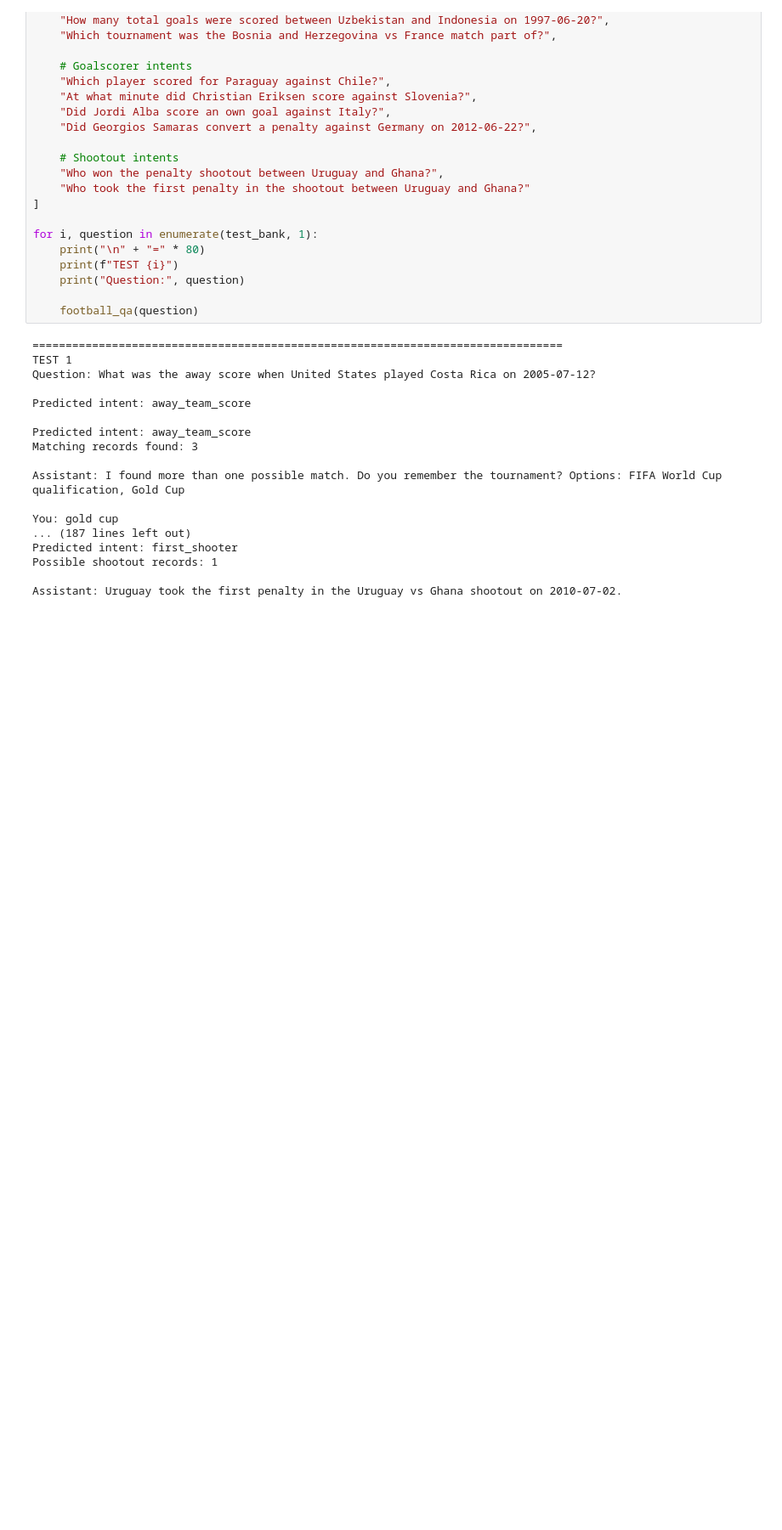
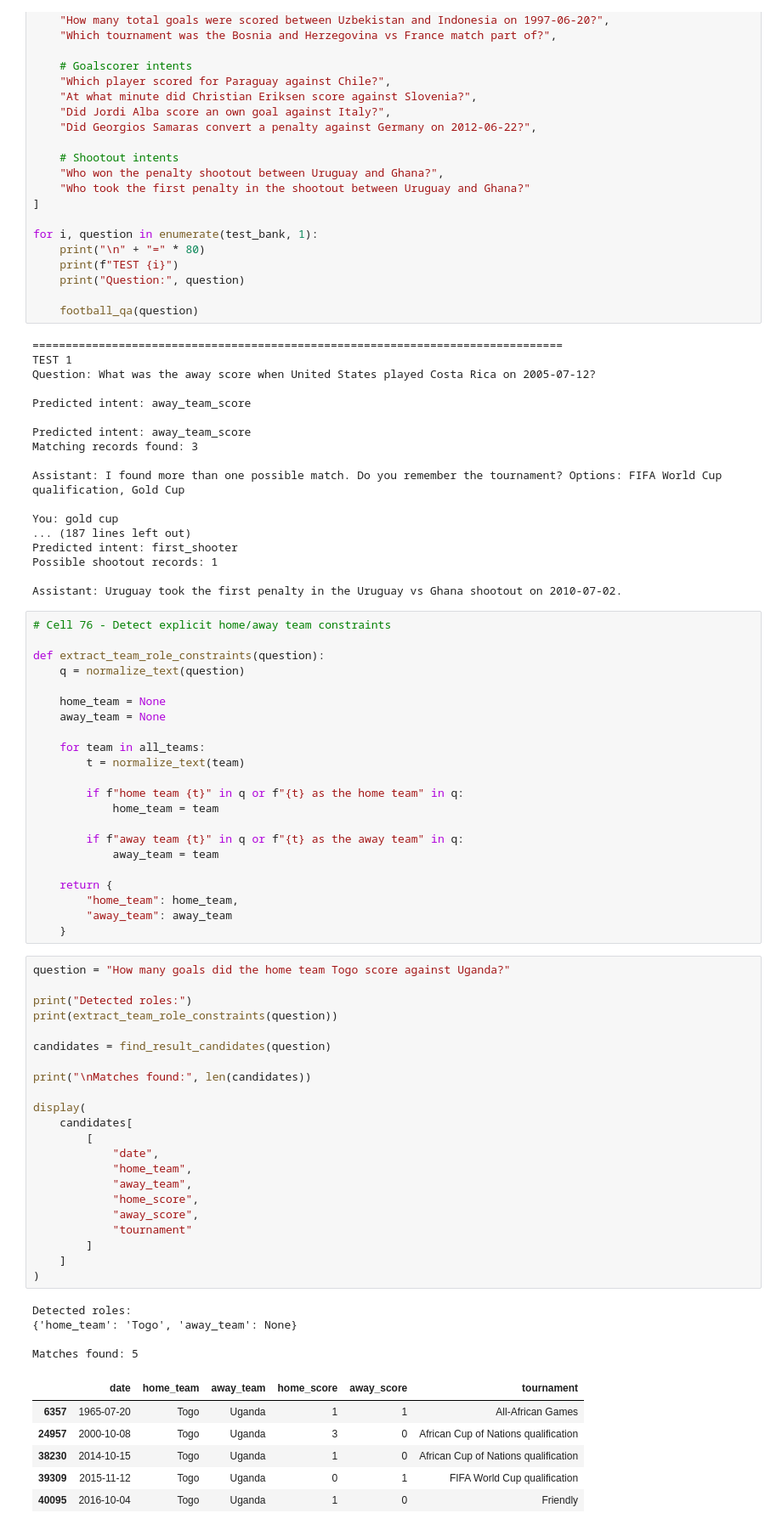
Before and after one commit to eshan14git/football-qa-nlp, a Jupyter notebook: notebooks/06_football_qa_inference.ipynb, the cells around one changed output. Shown at 85% size. Saved outputs shown, nothing was run; the diff lists cells and outputs as text; blank space fills up the shorter version.

```diff
--- a/notebooks/06_football_qa_inference.ipynb
+++ b/notebooks/06_football_qa_inference.ipynb
@@ -3083,3 +3402,58 @@ Predicted intent: first_shooter
 Possible shootout records: 1
 
 Assistant: Uruguay took the first penalty in the Uruguay vs Ghana shootout on 2010-07-02.
+# %%
+# Cell 76 - Detect explicit home/away team constraints
+
+def extract_team_role_constraints(question):
+    q = normalize_text(question)
+
+    home_team = None
+    away_team = None
+
+    for team in all_teams:
+        t = normalize_text(team)
+
+        if f"home team {t}" in q or f"{t} as the home team" in q:
+            home_team = team
+
+        if f"away team {t}" in q or f"{t} as the away team" in q:
+            away_team = team
+
+    return {
+        "home_team": home_team,
+        "away_team": away_team
+    }
+# %%
+question = "How many goals did the home team Togo score against Uganda?"
+
+print("Detected roles:")
+print(extract_team_role_constraints(question))
+
+candidates = find_result_candidates(question)
+
+print("\nMatches found:", len(candidates))
+
+display(
+    candidates[
+        [
+            "date",
+            "home_team",
+            "away_team",
+            "home_score",
+            "away_score",
+            "tournament"
+        ]
+    ]
+)
+# %% [output]
+Detected roles:
+{'home_team': 'Togo', 'away_team': None}
+
+Matches found: 5
+|  | date | home_team | away_team | home_score | away_score | tournament |
+| 6357 | 1965-07-20 | Togo | Uganda | 1 | 1 | All-African Games |
+| 24957 | 2000-10-08 | Togo | Uganda | 3 | 0 | African Cup of Nations qualification |
+| 38230 | 2014-10-15 | Togo | Uganda | 1 | 0 | African Cup of Nations qualification |
+| 39309 | 2015-11-12 | Togo | Uganda | 0 | 1 | FIFA World Cup qualification |
+| 40095 | 2016-10-04 | Togo | Uganda | 1 | 0 | Friendly |
```
Also changed, not shown: parts of 68 cells of this notebook.
